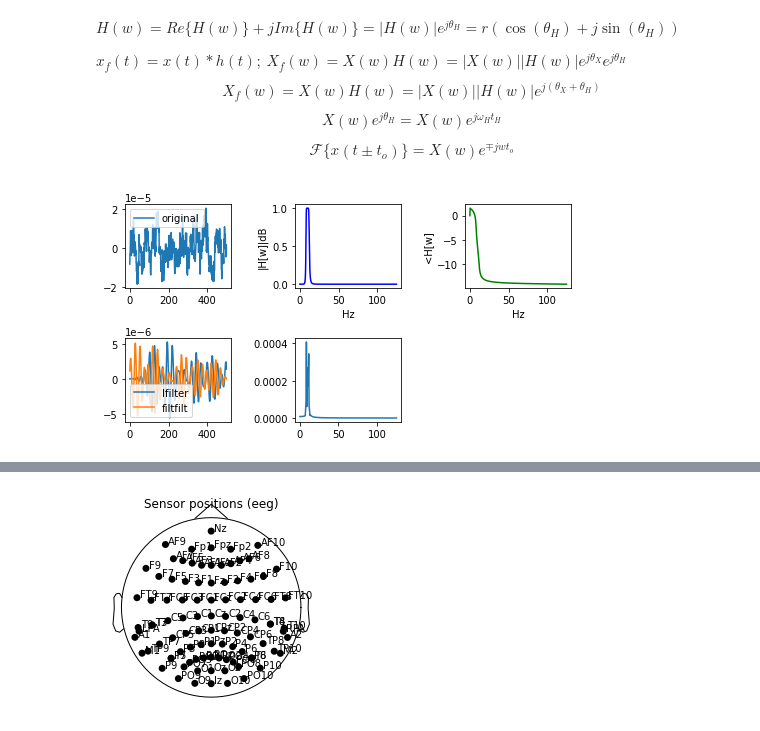
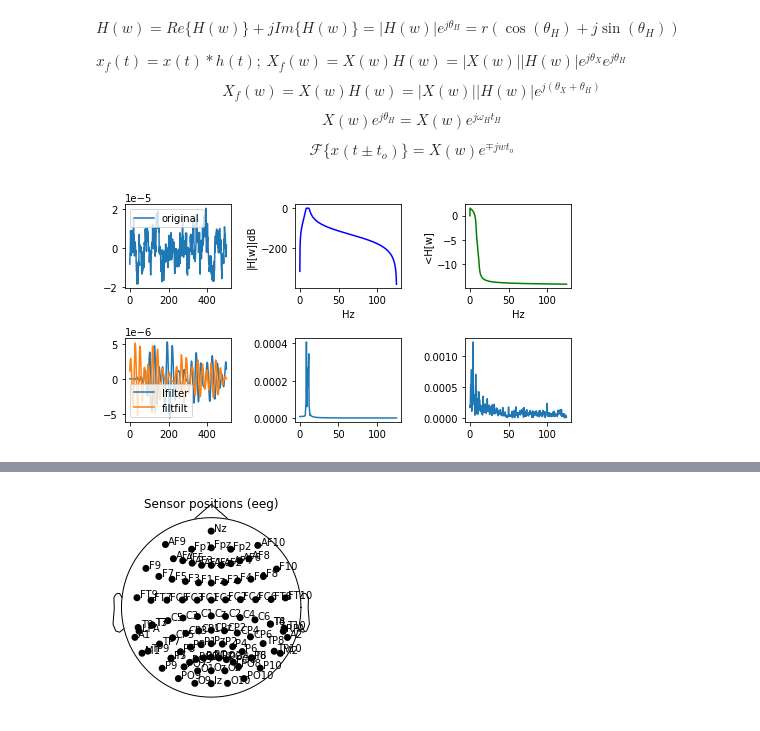
Before and after one commit to amalvarezme/ProcesoDigitalSen, a Jupyter notebook: ProyectoFinalPDS_20201.ipynb, the cells around one changed output, grey strips where cells are left out. Drawn from its saved outputs; the diff is of its cells as text; code cells hidden in the pictures.

```diff
--- a/ProyectoFinalPDS_20201.ipynb
+++ b/ProyectoFinalPDS_20201.ipynb
@@ -354,33 +357,38 @@ highcut = 12
 order = 5
 b, a = butter_bandpass(lowcut, highcut, fs, order=order)#diseño
 w, h = signal.freqz(b,a,fs=fs)
-#plt.plot(w, 20 * np.log10(abs(h)), 'b')
 #graficar magnitud
 plt.subplot(232)
-plt.plot(w, abs(h), 'b')
+plt.plot(w, 20 * np.log10(abs(h)), 'b')
+#plt.plot(w, abs(h), 'b')
 plt.xlabel('Hz')
 plt.ylabel('|H[w]|dB')
 
 
 #graficar fase
 angles = np.unwrap(np.angle(h))
 plt.subplot(233)
 plt.plot(w, angles, 'g')
 plt.xlabel('Hz')
 plt.ylabel('<H[w]')
 
 plt.subplot(234)
 y = signal.lfilter(b, a, data)
 plt.plot(y,label='lfilter')
 y = signal.filtfilt(b,a,data)
 plt.plot(y,label='filtfilt')
 plt.legend()
 
 plt.subplot(235)
 Yw = np.fft.rfft(y)
 fv = np.fft.rfftfreq(y.shape[0],1/fs)
 plt.plot(fv,abs(Yw))
+
+plt.subplot(236)
+Yo = np.fft.rfft(data)
+fv = np.fft.rfftfreq(data.shape[0],1/fs)
+plt.plot(fv,abs(Yo))
 plt.subplots_adjust(hspace=0.6,wspace=0.6)
 plt.show()
 # %% [output]
-[figure, old version]
+[figure, new version]
```
Also changed, not shown: parts of 3 cells of this notebook.
